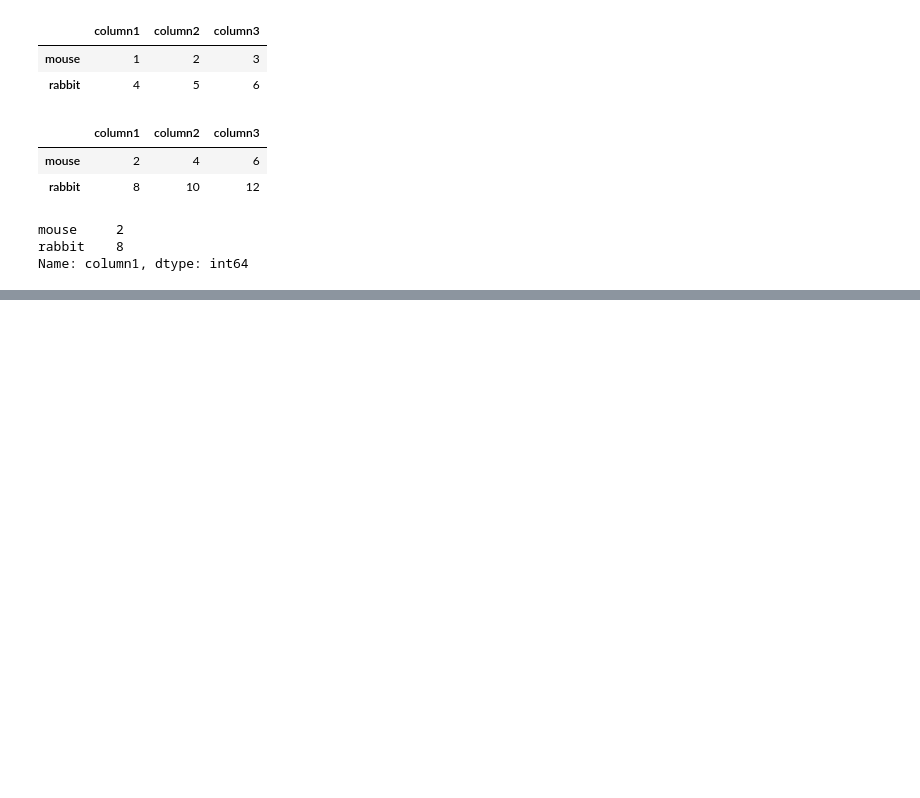
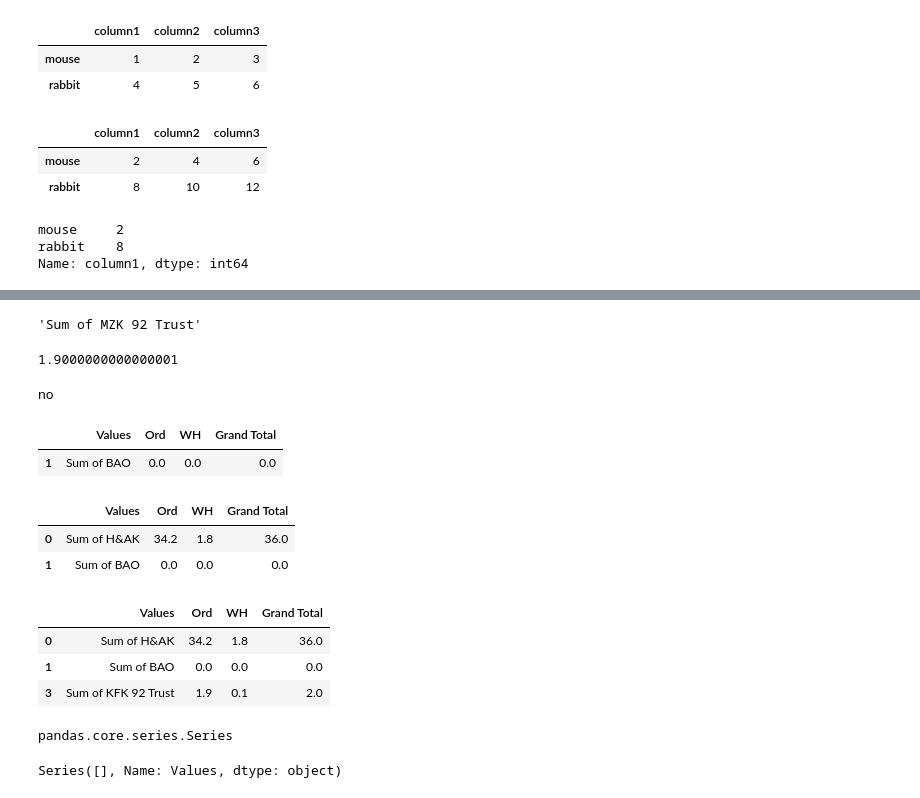
Before and after one commit to alinasj/pythonbasic, a Jupyter notebook: 7_Pandas.ipynb, the cells around one changed output, grey strips where cells are left out. Cells and saved outputs as stored; diff of their text form; code cells hidden in the pictures; blank space fills up the shorter version.

```diff
--- a/7_Pandas.ipynb
+++ b/7_Pandas.ipynb
@@ -135,0 +276,42 @@ Name: column1, dtype: int64
+# %%
+df['Values'][4]
+# %% [output]
+'Sum of MZK 92 Trust'
+# %%
+#value of ORD for condition df['Values'][4]
+df['Ord'][4]
+# %% [output]
+1.9000000000000001
+# %%
+if "Sum of MZK 92 Trust" in df["Values"]:
+    print("yes")
+else:
+    print("no")
+# %% [output]
+no
+# %%
+df.iloc[[1]]
+# %% [output]
+|  | Values | Ord | WH | Grand Total |
+| 1 | Sum of BAO | 0.0 | 0.0 | 0.0 |
+# %%
+df.iloc[[0, 1]]
+# %% [output]
+|  | Values | Ord | WH | Grand Total |
+| 0 | Sum of H&AK | 34.2 | 1.8 | 36.0 |
+| 1 | Sum of BAO | 0.0 | 0.0 | 0.0 |
+# %%
+df.iloc[[0, 1, 3]]
+# %% [output]
+|  | Values | Ord | WH | Grand Total |
+| 0 | Sum of H&AK | 34.2 | 1.8 | 36.0 |
+| 1 | Sum of BAO | 0.0 | 0.0 | 0.0 |
+| 3 | Sum of KFK 92 Trust | 1.9 | 0.1 | 2.0 |
+# %%
+type(df['Values'])
+# %% [output]
+pandas.core.series.Series
+# %%
+df['Values'].filter("Sum of MZK 92 Trust")
+# %% [output]
+Series([], Name: Values, dtype: object)
```
Also changed, not shown: parts of 22 cells of this notebook.
